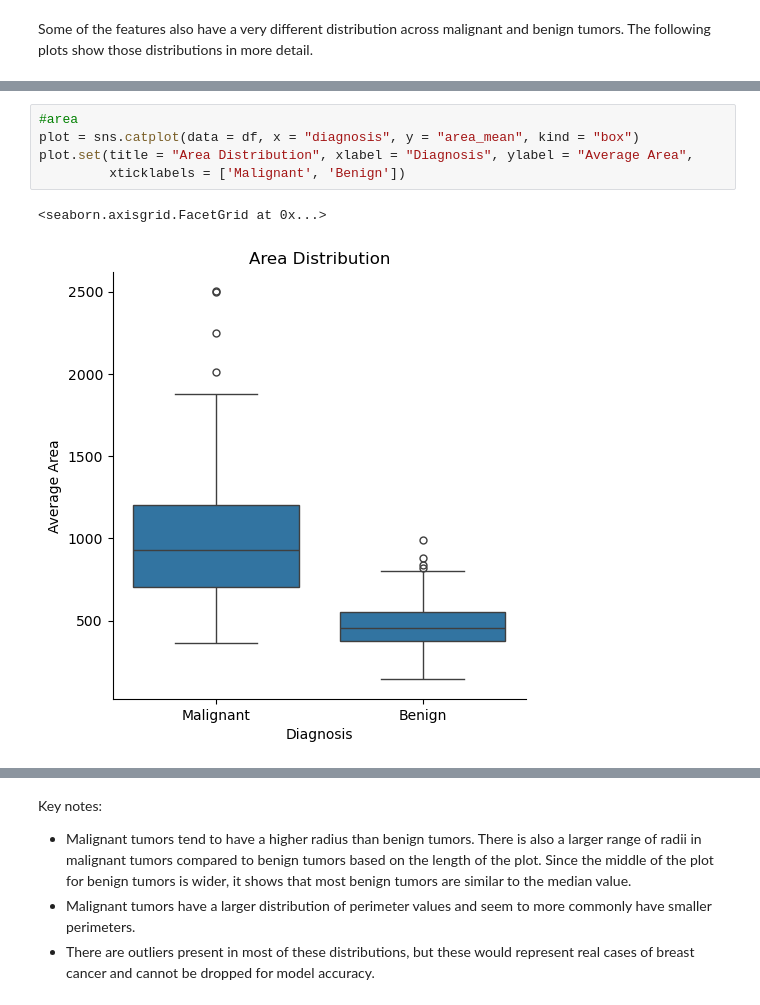
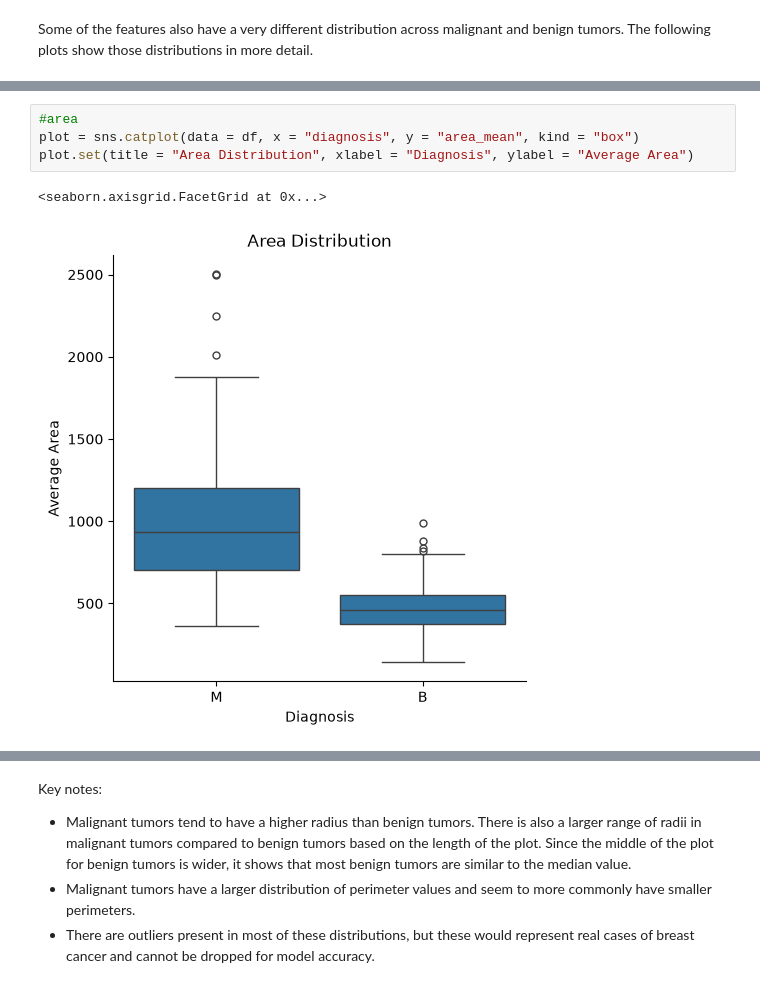
Before and after one commit to anvitab110/curly-octo-sniffle, a Jupyter notebook: bc_practice.ipynb, the cells around one changed output, grey strips where cells are left out. Drawn from its saved outputs; the diff is of its cells as text.

```diff
--- a/bc_practice.ipynb
+++ b/bc_practice.ipynb
@@ -103,11 +106,10 @@ plot.set(title = "Distribution of Average Tumor Perimeter", xlabel = "Diagnosis"
 # %%
 #area
 plot = sns.catplot(data = df, x = "diagnosis", y = "area_mean", kind = "box")
-plot.set(title = "Area Distribution", xlabel = "Diagnosis", ylabel = "Average Area",
-         xticklabels = ['Malignant', 'Benign'])
+plot.set(title = "Area Distribution", xlabel = "Diagnosis", ylabel = "Average Area")
 # %% [output]
 <seaborn.axisgrid.FacetGrid at 0x...>
-[figure, old version]
+[figure, new version]
 # %%
 #compactness
 plot = sns.catplot(data = df, x = "diagnosis", y = "compactness_mean", kind = "box")
```
Also changed, not shown: parts of 20 cells of this notebook.
